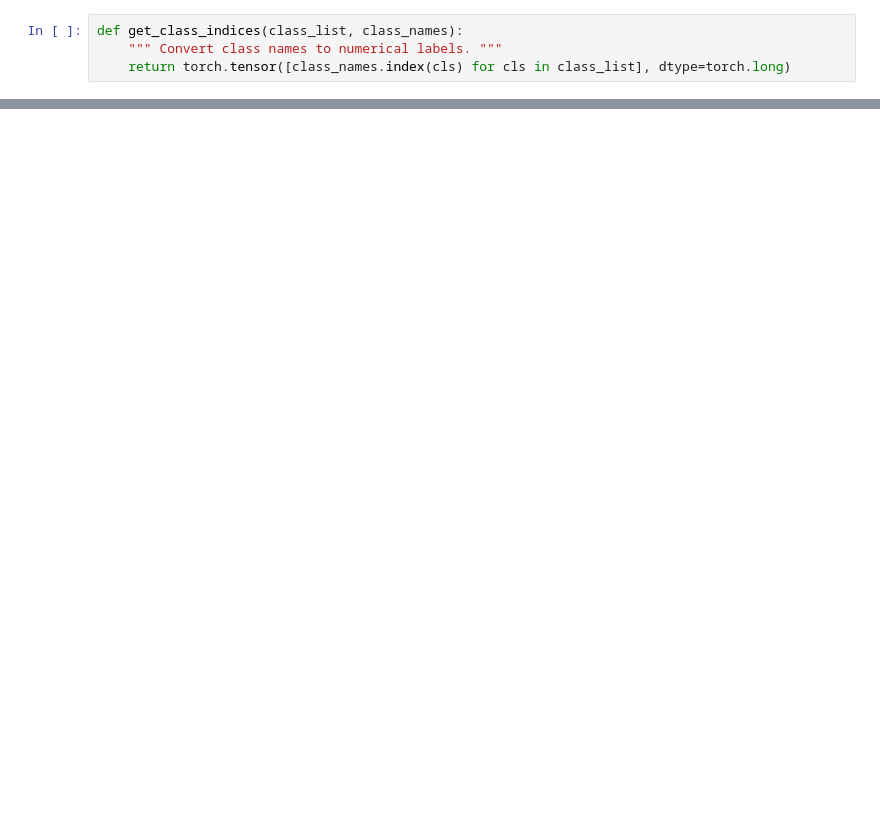
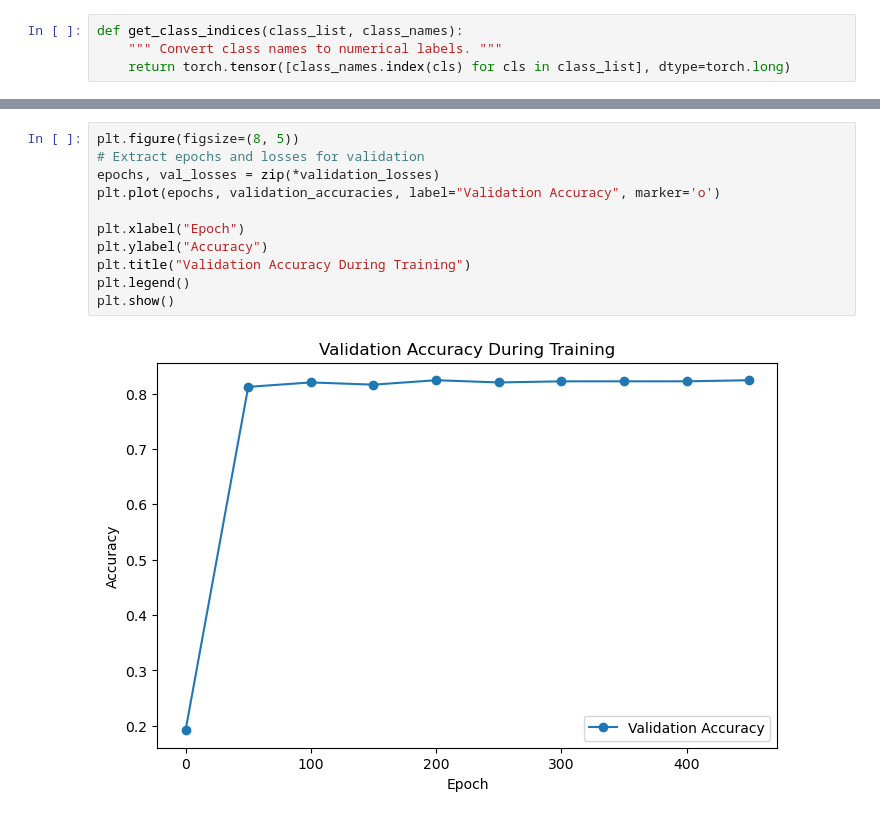
Before and after one commit to andrea-zoccante/land-classification-project, a Jupyter notebook: task3.ipynb, the cells around one changed output, grey strips where cells are left out. Saved outputs shown, nothing was run; the diff lists cells and outputs as text; blank space fills up the shorter version.

```diff
--- a/task3.ipynb
+++ b/task3.ipynb
@@ -257,0 +280,13 @@ ValueError: Sequence length must be less than max_position_embeddings (got `sequ
+# %%
+plt.figure(figsize=(8, 5))
+# Extract epochs and losses for validation
+epochs, val_losses = zip(*validation_losses)
+plt.plot(epochs, validation_accuracies, label="Validation Accuracy", marker='o')
+
+plt.xlabel("Epoch")
+plt.ylabel("Accuracy")
+plt.title("Validation Accuracy During Training")
+plt.legend()
+plt.show()
+# %% [output]
+[figure, added]
```
Also changed, not shown: parts of 20 cells of this notebook, 8 other files.
